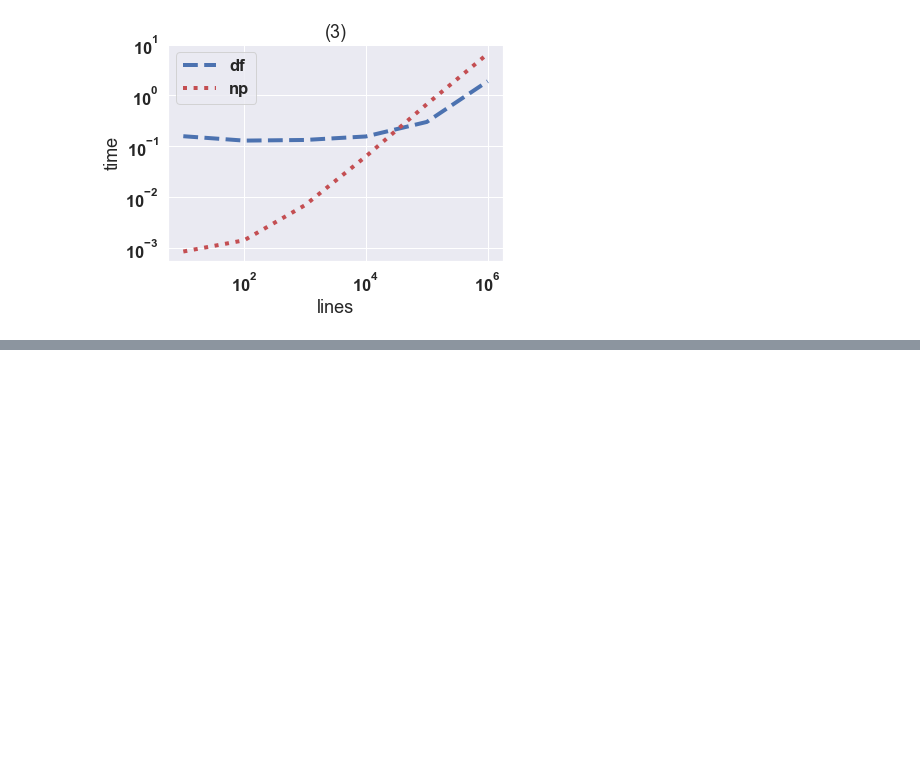
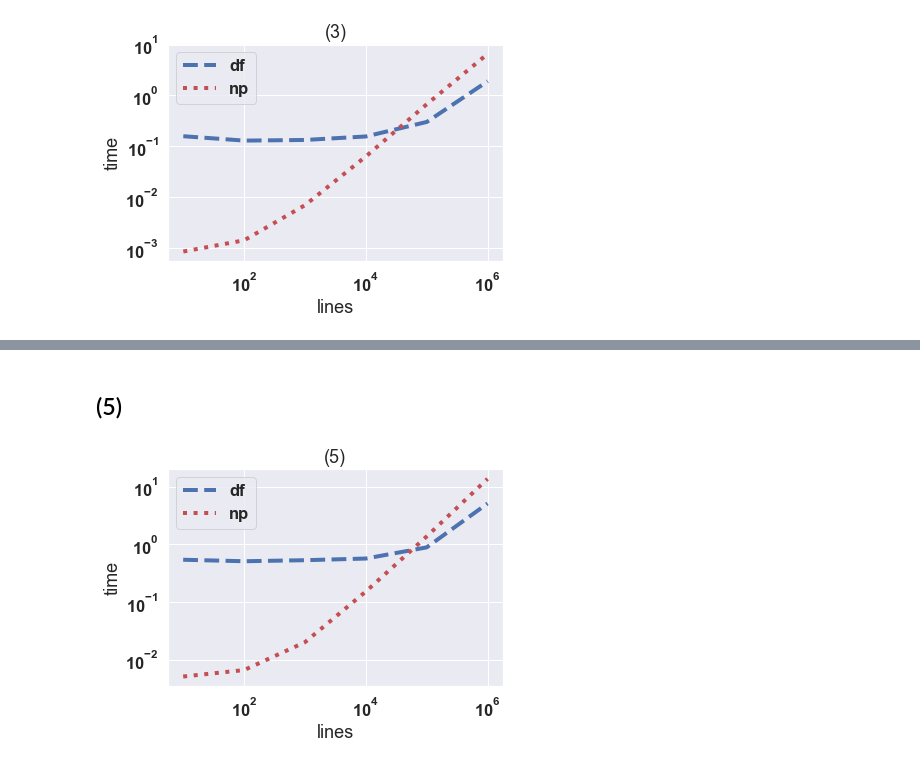
Before and after one commit to AnnaVusata/MyProjects, a Jupyter notebook: lab3/Task.ipynb, the cells around one changed output, grey strips where cells are left out. Saved outputs shown, nothing was run; the diff lists cells and outputs as text; code cells hidden in the pictures; blank space fills up the shorter version.

```diff
--- a/lab3/Task.ipynb
+++ b/lab3/Task.ipynb
@@ -119,0 +147,26 @@ Plot("(3)", time1, time2, lines)
+# %% [markdown]
+## (5)
+# %%
+time1 = []
+time2 = []
+for l in size:
+    Table = table[0:l]
+    Arr = arr[0:l,:]
+
+    def First():
+        time = Table[(Table['active']>6) & (Table['metering2']>Table['metering1']) & (Table['metering2']>=Table['metering3'])]
+        first, second = np.array_split(time, 2)
+        result1 = time.iloc[::3]
+        return result1
+    def Second():
+        max_met2= Arr[(Arr[:,0] > 6) & (Arr[:,5] > Arr[:,4]) & (Arr[:,5] >= Arr[:,6])]
+        first, second = np.array_split(max__met2, 2)
+        result2 = first[::3]
+        return result2
+
+    time1.append(timeit('First()',number=100, globals=globals()))
+    time2.append(timeit('Second()', number=100, globals=globals()))
+
+Plot("(5)", time1, time2, lines)
+# %% [output]
+[figure, added]
```
Also changed, not shown: parts of 2 cells of this notebook.
